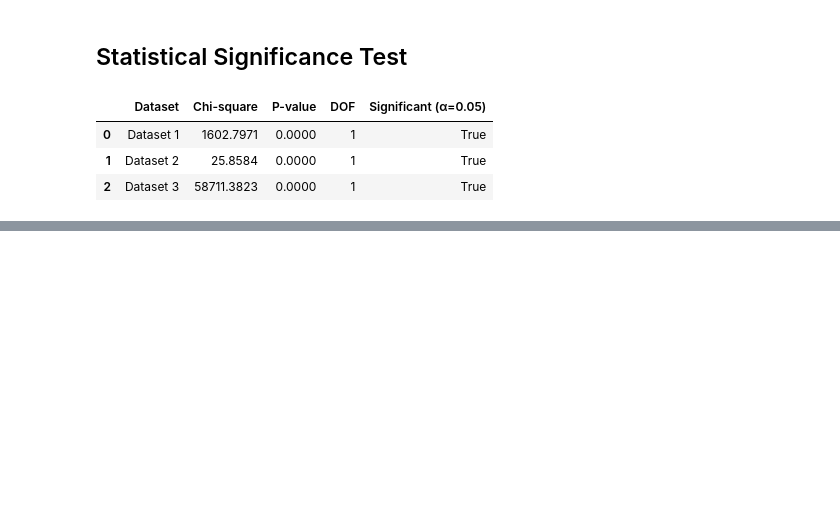
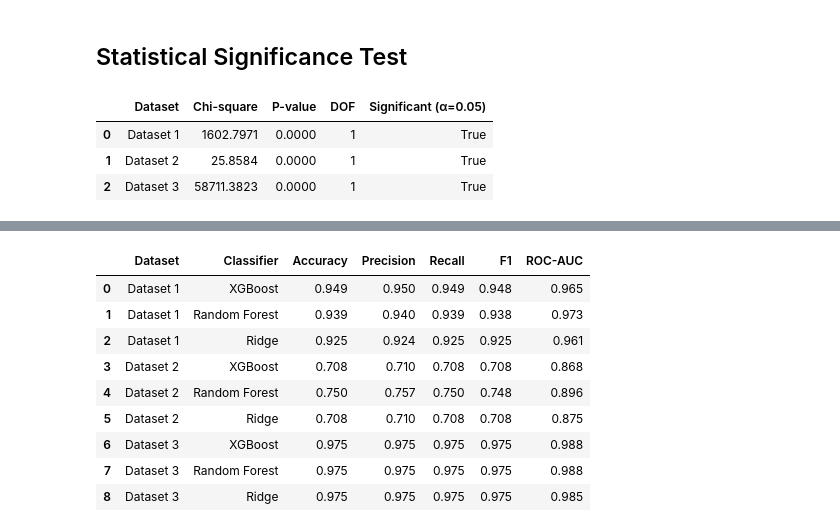
Before and after one commit to Sogol-Hosseini/PromptGaurd, a Jupyter notebook: src/main.ipynb, the cells around one changed output, grey strips where cells are left out. Saved outputs shown, nothing was run; the diff lists cells and outputs as text; code cells hidden in the pictures; blank space fills up the shorter version.

```diff
--- a/src/main.ipynb
+++ b/src/main.ipynb
@@ -241,6 +239,6 @@ total_test_df['maliciousness_score'].hist(bins=20)
 # %%
 for i, df in enumerate(test_dataframes):
-    df.to_csv(f"test_dfs/ds{i+1}_test.csv", index=False)
+    df.to_csv(f"test/ds{i+1}_test.csv", index=False)
 # %% [markdown]
 ## 2- Regex-Based Detection
 # %%
@@ -398,0 +475,3 @@ chi2_df
+# %%
+for i, df in enumerate(test_dataframes):
+    df.to_csv(f"test_dfs/ds{i+1}_test.csv", index=False)
@@ -398,0 +667,16 @@ chi2_df
+# %%
+# In your Jupyter notebook or another Python file
+from modules.multi_classifier import MultiDatasetClassifierComparison
+
+# Create an instance
+comparison = MultiDatasetClassifierComparison()
+
+# Use the methods
+dataset_paths = [
+    ("test_dfs/processed_ds1_test.csv", "Dataset 1"),
+    ("test_dfs/processed_ds2_test.csv", "Dataset 2"),
+    ("test_dfs/processed_ds3_test.csv", "Dataset 3")
+]
+
+comparison.run_comparison(dataset_paths)
+comparison.create_comprehensive_table()
@@ -398,0 +701,33 @@ chi2_df
+# %%
+def create_summary_table(comparison):
+    summary_data = []
+
+    for dataset_name, dataset_results in comparison.results.items():
+        for classifier_name, metrics in dataset_results.items():
+            if metrics is not None:
+                summary_data.append({
+                    'Dataset': dataset_name,
+                    'Classifier': classifier_name,
+                    'Accuracy': f"{metrics['accuracy']:.3f}",
+                    'Precision': f"{metrics['precision']:.3f}",
+                    'Recall': f"{metrics['recall']:.3f}",
+                    'F1': f"{metrics['f1']:.3f}",
+                    'ROC-AUC': f"{metrics['roc_auc']:.3f}"
+                })
+
+    df = pd.DataFrame(summary_data)
+    return df
+
+summary_df = create_summary_table(comparison)
+display(summary_df)
+# %% [output]
+|  | Dataset | Classifier | Accuracy | Precision | Recall | F1 | ROC-AUC |
+| 0 | Dataset 1 | XGBoost | 0.949 | 0.950 | 0.949 | 0.948 | 0.965 |
+| 1 | Dataset 1 | Random Forest | 0.939 | 0.940 | 0.939 | 0.938 | 0.973 |
+| 2 | Dataset 1 | Ridge | 0.925 | 0.924 | 0.925 | 0.925 | 0.961 |
+| 3 | Dataset 2 | XGBoost | 0.708 | 0.710 | 0.708 | 0.708 | 0.868 |
+| 4 | Dataset 2 | Random Forest | 0.750 | 0.757 | 0.750 | 0.748 | 0.896 |
+| 5 | Dataset 2 | Ridge | 0.708 | 0.710 | 0.708 | 0.708 | 0.875 |
+| 6 | Dataset 3 | XGBoost | 0.975 | 0.975 | 0.975 | 0.975 | 0.988 |
+| 7 | Dataset 3 | Random Forest | 0.975 | 0.975 | 0.975 | 0.975 | 0.988 |
+| 8 | Dataset 3 | Ridge | 0.975 | 0.975 | 0.975 | 0.975 | 0.985 |
```
Also changed, not shown: parts of 18 cells of this notebook, 4 other files.
